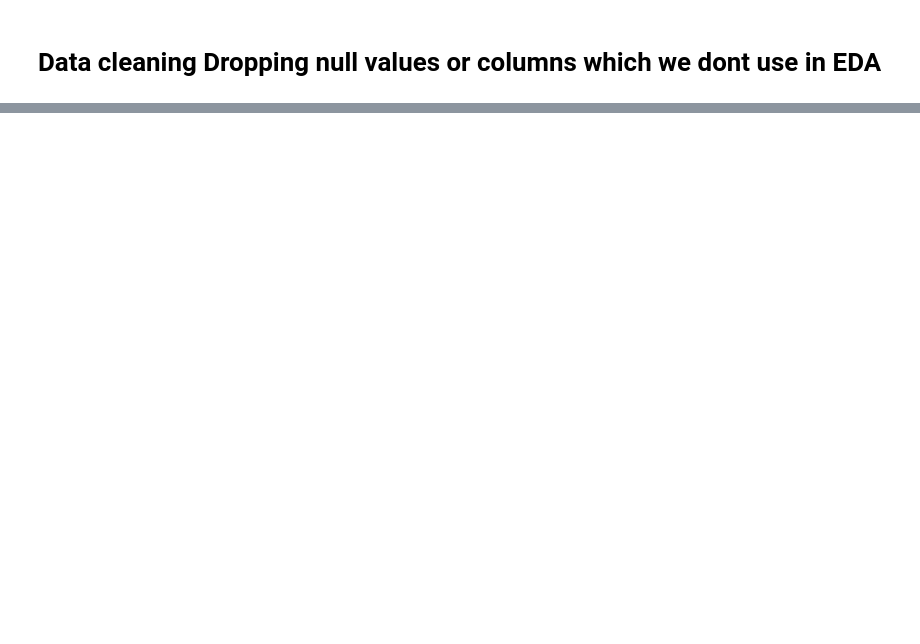
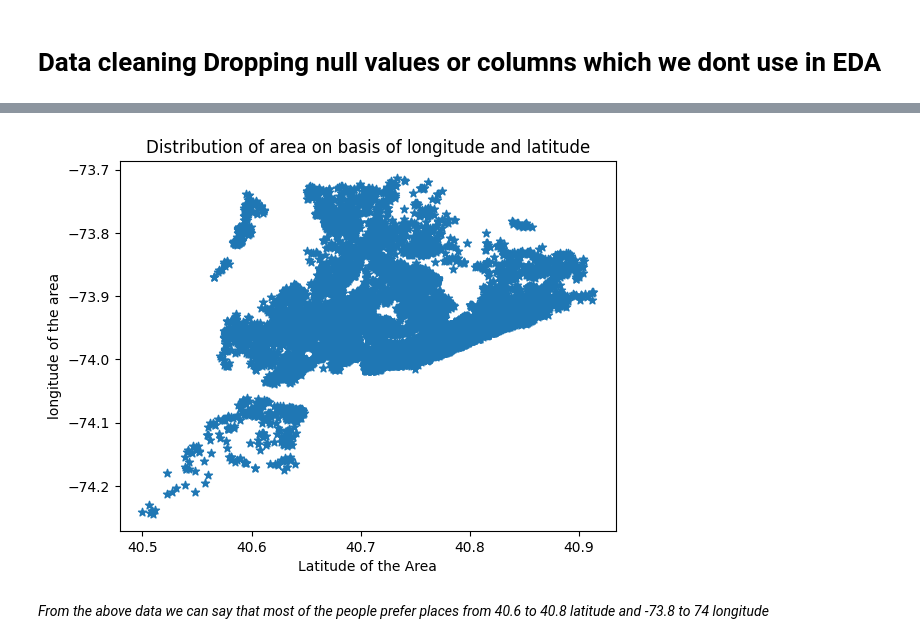
Before and after one commit to ankit-chuahan/Air_bnb_project, a Jupyter notebook: Airbnb_project.ipynb, the cells around one changed output, grey strips where cells are left out. Saved outputs shown, nothing was run; the diff lists cells and outputs as text; code cells hidden in the pictures; blank space fills up the shorter version.

```diff
--- a/Airbnb_project.ipynb
+++ b/Airbnb_project.ipynb
@@ -126,0 +170,12 @@ air.dropna(inplace=True)
+# %%
+# Longitude and latitude impact
+
+plt.scatter(air['latitude'] ,air['longitude'],marker="*")
+plt.xlabel("Latitude of the Area")
+plt.ylabel("longitude of the area")
+plt.title("Distribution of area on basis of longitude and latitude")
+plt.show()
+# %% [output]
+[figure, added]
+# %% [markdown]
+*From the above data we can say that most of the people prefer places from 40.6 to 40.8 latitude and -73.8 to 74 longitude*
```
Also changed, not shown: parts of 9 cells of this notebook.
